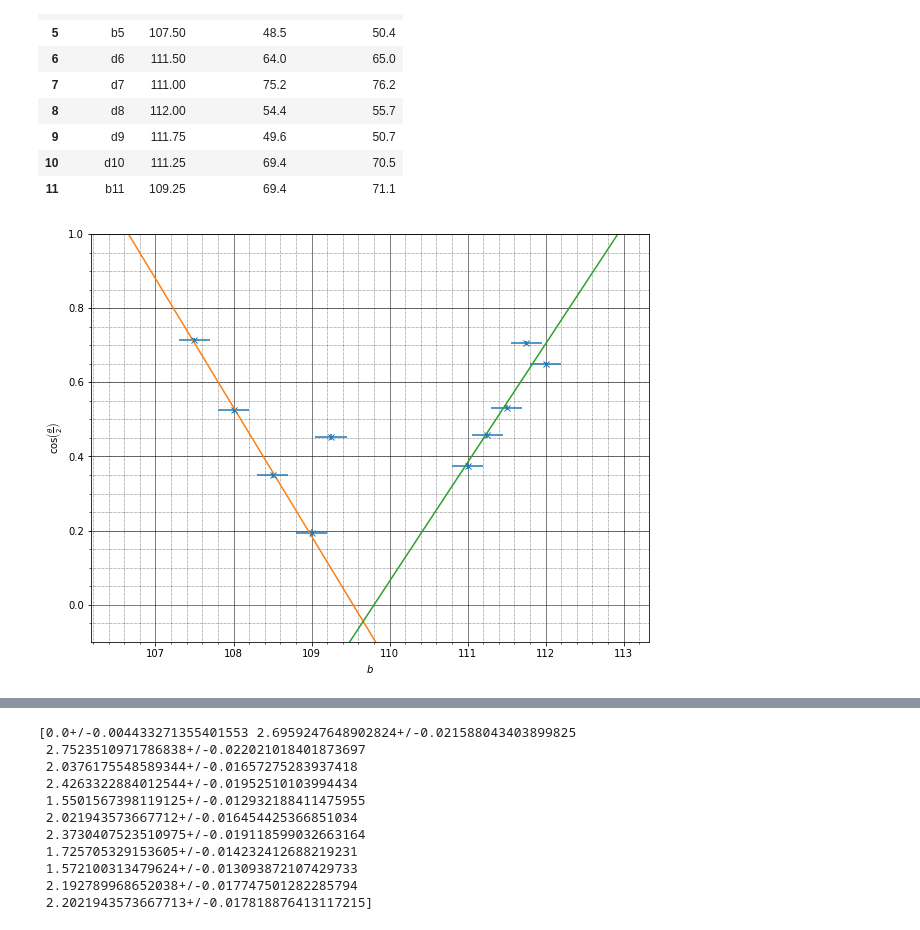
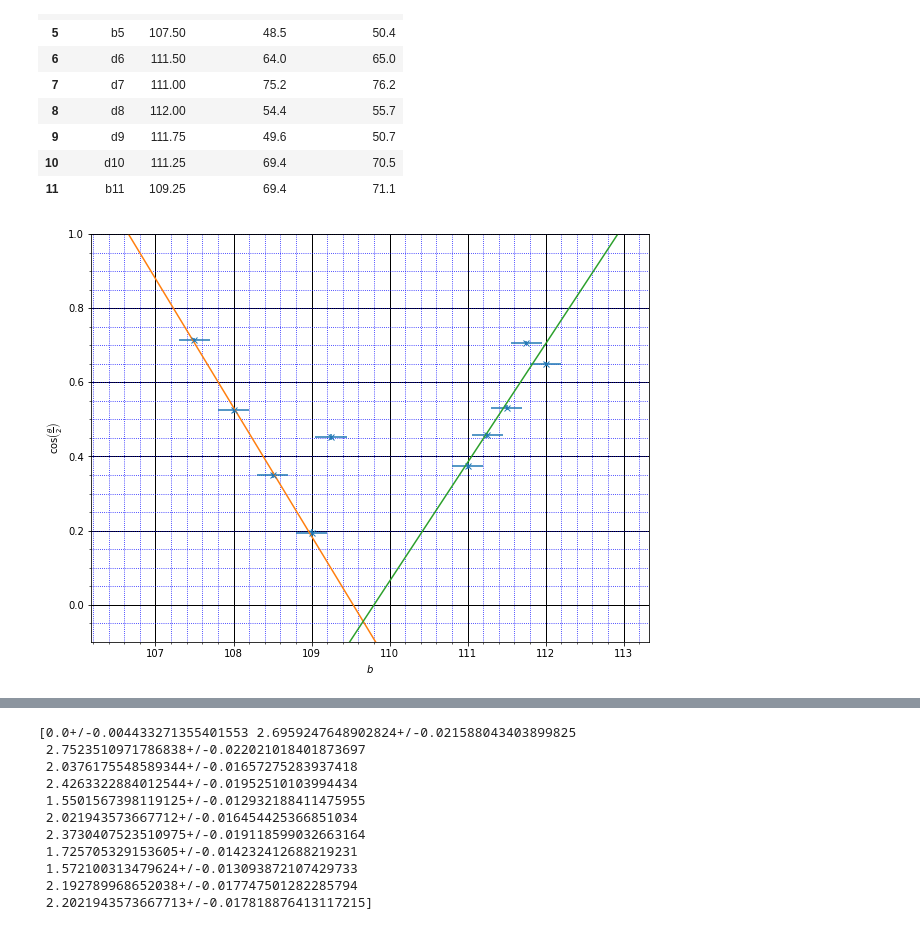
Before and after one commit to BigThonkers/APAP1, a Jupyter notebook: 12_14/Python_14.ipynb, the cells around one changed output, grey strips where cells are left out. Cells and saved outputs as stored; diff of their text form; code cells hidden in the pictures.

```diff
--- a/12_14/Python_14.ipynb
+++ b/12_14/Python_14.ipynb
@@ -37,41 +37,43 @@ ax = fig.add_subplot(1, 1, 1)
 ax.minorticks_on()
 
 # Customize the major grid
-ax.grid(which='major', linestyle='-', linewidth='0.5', color='black')
+ax.grid(which='major', linestyle='-', linewidth='1', color='black')
 # Customize the minor grid
-ax.grid(which='minor', linestyle=':', linewidth='0.5', color='black')
+ax.grid(which='minor', linestyle=':', color='blue')
 
 pos=unp.uarray(data.Position,u)
 th=(T(p,d/2))
 
 plt.ylim([-0.1,1])
 
 xf=np.linspace(106.5,113,100)
 
 ax.errorbar(x=data.Position[2::],y=unp.nominal_values(unp.cos((th[2::]/2))),fmt='x'
              ,xerr=unp.std_devs(pos[2::]),yerr=unp.std_devs(unp.cos(th[2::]/2)))
 
 a,b=np.polyfit(data.Position[2:6],np.cos(unp.nominal_values(th[2:6]/2)),deg=1)
 fit=a*xf+b
 ax.plot(xf,fit)
 a1=a
 er1=THONK.Db(data.Position[2:6],np.cos(unp.nominal_values(th[2:6]/2)))
 
 a,b=np.polyfit(data.Position[6:11],np.cos(unp.nominal_values(th[6:11]/2)),deg=1)
 fit=a*xf+b
 ax.plot(xf,fit)
 a2=a
 er2=THONK.Db(data.Position[6:11],np.cos(unp.nominal_values(th[6:11]/2)))
 
 fig_size=plt.rcParams["figure.figsize"]
 fig_size[0]=10
 fig_size[1]=7.5
 plt.rcParams["figure.figsize"]=fig_size
 plt.xlabel(r'$b$')
 plt.ylabel(r'$\cos\left(\frac{\theta}{2}\right)$')
+plt.savefig(fname='graph.png',dpi=300)
+
 plt.show()
 # %% [output]
-[figure, old version]
+[figure, new version]
 # %%
 print(pos)
 print((unp.cos(th[1::]/2)))
```
Also changed, not shown: parts of 5 cells of this notebook, 5 other files.
